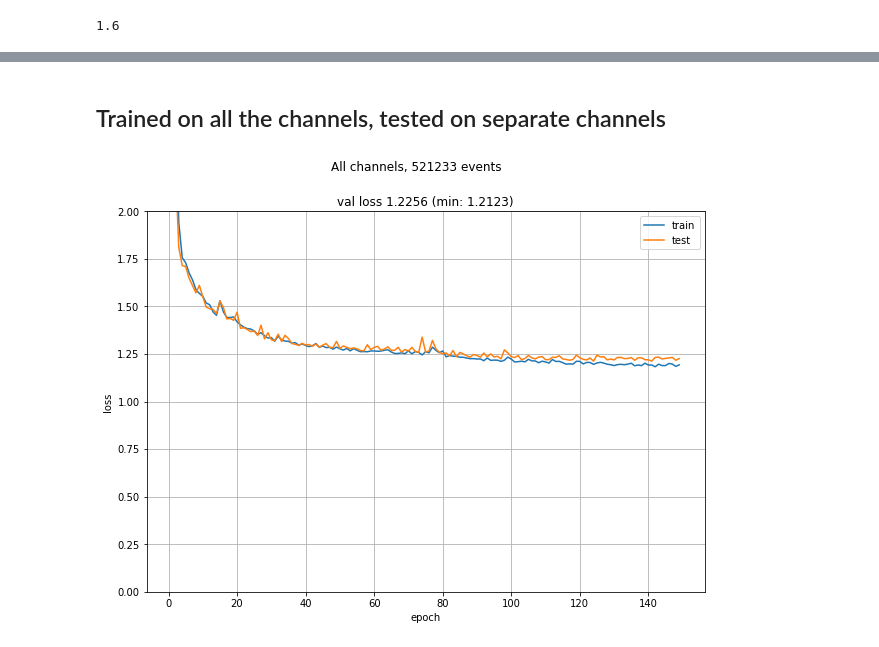
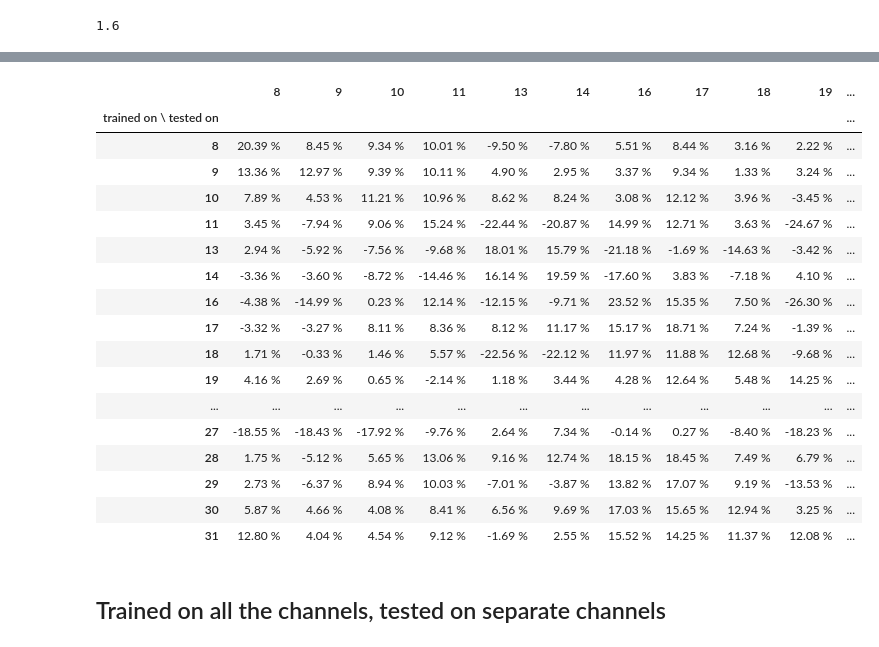
Before and after one commit to MatiXOfficial/pps-diamond-time-measurement, a Jupyter notebook: notebooks/neural_network_tests/nn_channels_experiments.ipynb, the cells around one changed output, grey strips where cells are left out. Saved outputs shown, nothing was run; the diff lists cells and outputs as text; code cells hidden in the pictures.

```diff
--- a/notebooks/neural_network_tests/nn_channels_experiments.ipynb
+++ b/notebooks/neural_network_tests/nn_channels_experiments.ipynb
@@ -74,6 +81,10 @@ def train_model(model, X_train, y_train, X_test, y_test, lr=0.001, name='model',
     history = pd.read_csv(f'model_weights/nn_channels_experiments/{name}/loss_log.csv')
 
     return history
+
+def load_model(model, lr=0.001, name='model', loss_weights=None):
+    model.compile(loss='mse', optimizer=optimizers.Adam(lr), loss_weights=loss_weights)
+    model.load_weights(f'model_weights/nn_channels_experiments/{name}/weights')
 # %%
 def augmentation_random_cut(X, y, n_edge_cut=8, seed=None, apply=True):
     if not apply:
@@ -236,10 +243,0 @@ CFD returned 1 Nones out of 521233 examples
-# %%
-for channel in list(all_channels_data.keys())[:2]:
-    model = create_model(filters_mult=4)
-    model.load_weights(f'model_weights/nn_channels_experiments/model_separate_{channel}/weights')
-    model.compile(loss='mse', optimizer=optimizers.Adam(), loss_weights=100)
-
-    display(HTML(f'<h4>Trained on channel {channel}</h4>'))
-
-    # model.evaluate(X_all_aug, Y_all_heatmap, batch_size=8192)
-    compare_model_with_cfd(model, cfd, X_all_aug, y_all_aug, y_cfd=y_all_cfd, show=True)
@@ -254,0 +271,14 @@ Improvement: -3.66 %
+# %%
+results = defaultdict(dict)
+for model_channel in list(all_channels_data.keys()):
+    print(f'Processing channel {model_channel}...')
+    model = create_model(filters_mult=FILTERS_MULT_SEP)
+    load_model(model, lr=0.001, name=f'model_separate_{model_channel}', loss_weights=100)
+
+    for channel, (X, y) in list(all_channels_data.items()):
+        X_aug, y_aug = augmentation_random_cut(X, y, 8, seed=42, apply=True)
+        _, X_test, _, y_test = train_test_split(X_aug, y_aug, test_size=TEST_SIZE, random_state=RANDOM_STATE)
+        Y_heatmap_test = np.array([gaussian_kernel(y) for y in y_test])
+
+        improvement = compare_model_with_cfd(model, cfd, X_test, y_test, channel, show=False, log=False)
+        results[model_channel][channel] = improvement
@@ -255,2 +303,36 @@ Improvement: -3.66 %
+# %%
+# Check that the order is the same
+assert list(results.keys()) == sorted(results.keys())
+for x in results.values():
+    assert list(x.keys()) == sorted(x.keys())
+
+row_names = [str(key) for key in results.keys()]
+col_names = [str(key) for key in list(results.values())[0].keys()]
+# %%
+improv_data = np.array([list(f'{x * 100:0.2f} %' for x in r.values()) for r in results.values()])
+
+df = pd.DataFrame(improv_data, index=row_names, columns=col_names)
+df.index.name = 'trained on \ tested on'
+with pd.option_context('display.max_columns', None):
+    display(df)
+# %% [output]
+|  | 8 | 9 | 10 | 11 | 13 | 14 | 16 | 17 | 18 | 19 | ... |
+| trained on \ tested on |  |  |  |  |  |  |  |  |  |  | ... |
+| 8 | 20.39 % | 8.45 % | 9.34 % | 10.01 % | -9.50 % | -7.80 % | 5.51 % | 8.44 % | 3.16 % | 2.22 % | ... |
+| 9 | 13.36 % | 12.97 % | 9.39 % | 10.11 % | 4.90 % | 2.95 % | 3.37 % | 9.34 % | 1.33 % | 3.24 % | ... |
+| 10 | 7.89 % | 4.53 % | 11.21 % | 10.96 % | 8.62 % | 8.24 % | 3.08 % | 12.12 % | 3.96 % | -3.45 % | ... |
+| 11 | 3.45 % | -7.94 % | 9.06 % | 15.24 % | -22.44 % | -20.87 % | 14.99 % | 12.71 % | 3.63 % | -24.67 % | ... |
+| 13 | 2.94 % | -5.92 % | -7.56 % | -9.68 % | 18.01 % | 15.79 % | -21.18 % | -1.69 % | -14.63 % | -3.42 % | ... |
+| 14 | -3.36 % | -3.60 % | -8.72 % | -14.46 % | 16.14 % | 19.59 % | -17.60 % | 3.83 % | -7.18 % | 4.10 % | ... |
+| 16 | -4.38 % | -14.99 % | 0.23 % | 12.14 % | -12.15 % | -9.71 % | 23.52 % | 15.35 % | 7.50 % | -26.30 % | ... |
+| 17 | -3.32 % | -3.27 % | 8.11 % | 8.36 % | 8.12 % | 11.17 % | 15.17 % | 18.71 % | 7.24 % | -1.39 % | ... |
+| 18 | 1.71 % | -0.33 % | 1.46 % | 5.57 % | -22.56 % | -22.12 % | 11.97 % | 11.88 % | 12.68 % | -9.68 % | ... |
+| 19 | 4.16 % | 2.69 % | 0.65 % | -2.14 % | 1.18 % | 3.44 % | 4.28 % | 12.64 % | 5.48 % | 14.25 % | ... |
+| ... | ... | ... | ... | ... | ... | ... | ... | ... | ... | ... | ... |
+| 27 | -18.55 % | -18.43 % | -17.92 % | -9.76 % | 2.64 % | 7.34 % | -0.14 % | 0.27 % | -8.40 % | -18.23 % | ... |
+| 28 | 1.75 % | -5.12 % | 5.65 % | 13.06 % | 9.16 % | 12.74 % | 18.15 % | 18.45 % | 7.49 % | 6.79 % | ... |
+| 29 | 2.73 % | -6.37 % | 8.94 % | 10.03 % | -7.01 % | -3.87 % | 13.82 % | 17.07 % | 9.19 % | -13.53 % | ... |
+| 30 | 5.87 % | 4.66 % | 4.08 % | 8.41 % | 6.56 % | 9.69 % | 17.03 % | 15.65 % | 12.94 % | 3.25 % | ... |
+| 31 | 12.80 % | 4.04 % | 4.54 % | 9.12 % | -1.69 % | 2.55 % | 15.52 % | 14.25 % | 11.37 % | 12.08 % | ... |
 # %% [markdown]
 ## Trained on all the channels, tested on separate channels
@@ -262,9 +338,0 @@ Y_all_heatmap_test = np.array([gaussian_kernel(y) for y in y_all_test])
-# %%
-model = create_model(filters_mult=4)
-
-history = train_model(model, X_all_train, Y_all_heatmap_train, X_all_test, Y_all_heatmap_test, lr=0.01, name=f'model_all_channels',
-                      batch_size=16384, train=False, n_epochs=250, verbose=1, loss_weights=100, lr_patience=10, es_patience=25)
-
-plot_history(history, f"All channels, {len(X_all)} events", ymax=2, figsize=(10, 7))
-# %% [output]
-[figure, removed]
```
Also changed, not shown: parts of 18 cells of this notebook, 3 other files.
